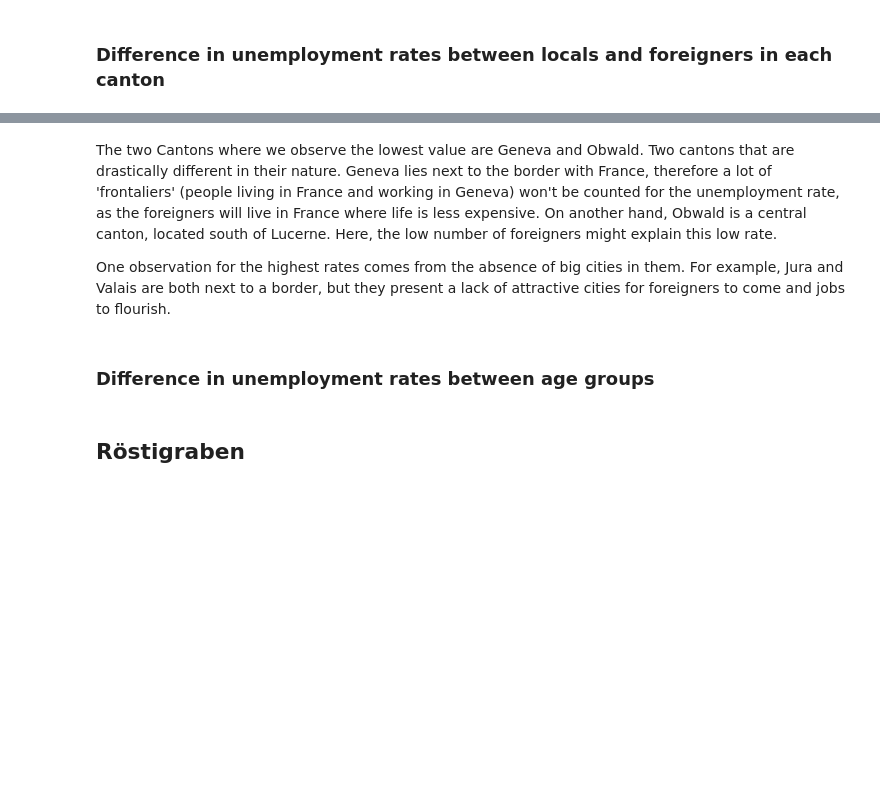
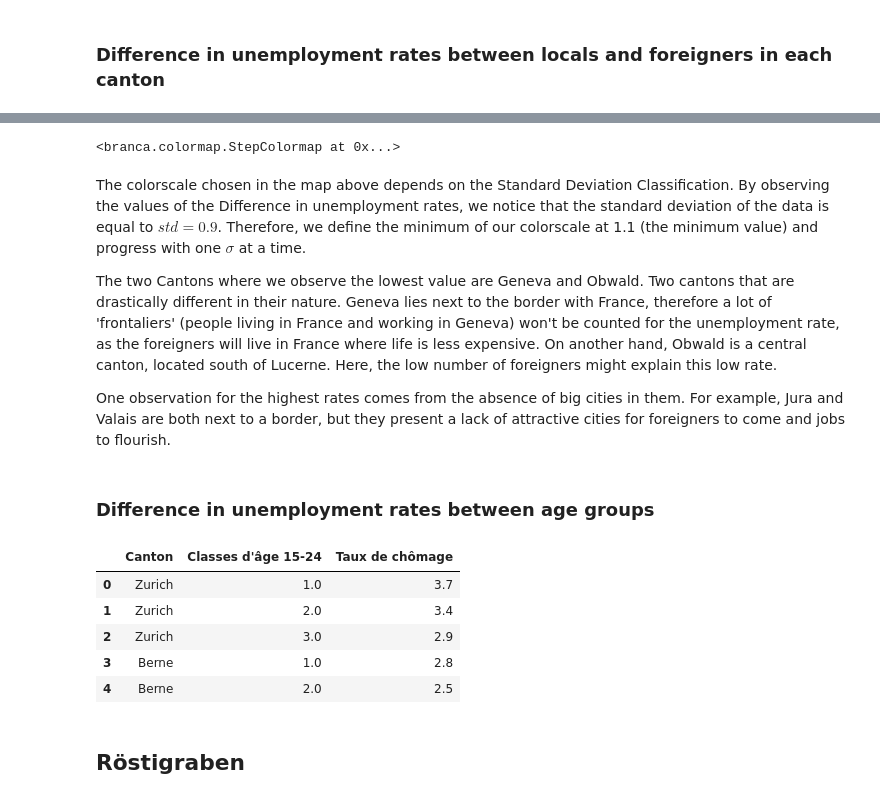
Before and after one commit to julied20/ada-2017, a Jupyter notebook: Homeworks/Homework03/Homework03_Tristan.ipynb, the cells around one changed output, grey strips where cells are left out. Cells and saved outputs as stored; diff of their text form; code cells hidden in the pictures; blank space fills up the shorter version.

```diff
--- a/Homeworks/Homework03/Homework03_Tristan.ipynb
+++ b/Homeworks/Homework03/Homework03_Tristan.ipynb
@@ -298,12 +321,32 @@ folium.TopoJson(
 results_map
 # %% [output]
 [interactive output not drawn]
+# %%
+legend__
+# %% [output]
+<branca.colormap.StepColormap at 0x...>
 # %% [markdown]
+The colorscale chosen in the map above depends on the Standard Deviation Classification. By observing the values of the Difference in unemployment rates, we notice that the standard deviation of the data is equal to $std = 0.9$. Therefore, we define the minimum of our colorscale at 1.1 (the minimum value) and progress with one $\sigma$ at a time.
+
 The two Cantons where we observe the lowest value are Geneva and Obwald. Two cantons that are drastically different in their nature. Geneva lies next to the border with France, therefore a lot of 'frontaliers' (people living in France and working in Geneva) won't be counted for the unemployment rate, as the foreigners will live in France where life is less expensive. On another hand, Obwald is a central canton, located south of Lucerne. Here, the low number of foreigners might explain this low rate.
 
 One observation for the highest rates comes from the absence of big cities in them. For example, Jura and Valais are both next to a border, but they present a lack of attractive cities for foreigners to come and jobs to flourish.
 # %% [markdown]
 ### Difference in unemployment rates between age groups
+# %%
+TXT_PATH = 'data/question_2_3/jeune_vieux.txt'
+
+age_df = pd.read_table(TXT_PATH, ',')
+age_df = age_df.drop(['25-49','Septembre 2017','Mesures','Coefficients de variation', 'Chômeurs inscrits','Taux de chômage.1','Total','Total_N','Total2'], axis = 1)
+age_df = age_df[:78]
+age_df.head()
+# %% [output]
+|  | Canton | Classes d'âge 15-24 | Taux de chômage |
+| 0 | Zurich | 1.0 | 3.7 |
+| 1 | Zurich | 2.0 | 3.4 |
+| 2 | Zurich | 3.0 | 2.9 |
+| 3 | Berne | 1.0 | 2.8 |
+| 4 | Berne | 2.0 | 2.5 |
 # %% [markdown]
 ## Röstigraben
 # %% [markdown]
```
Also changed, not shown: parts of 11 cells of this notebook.
